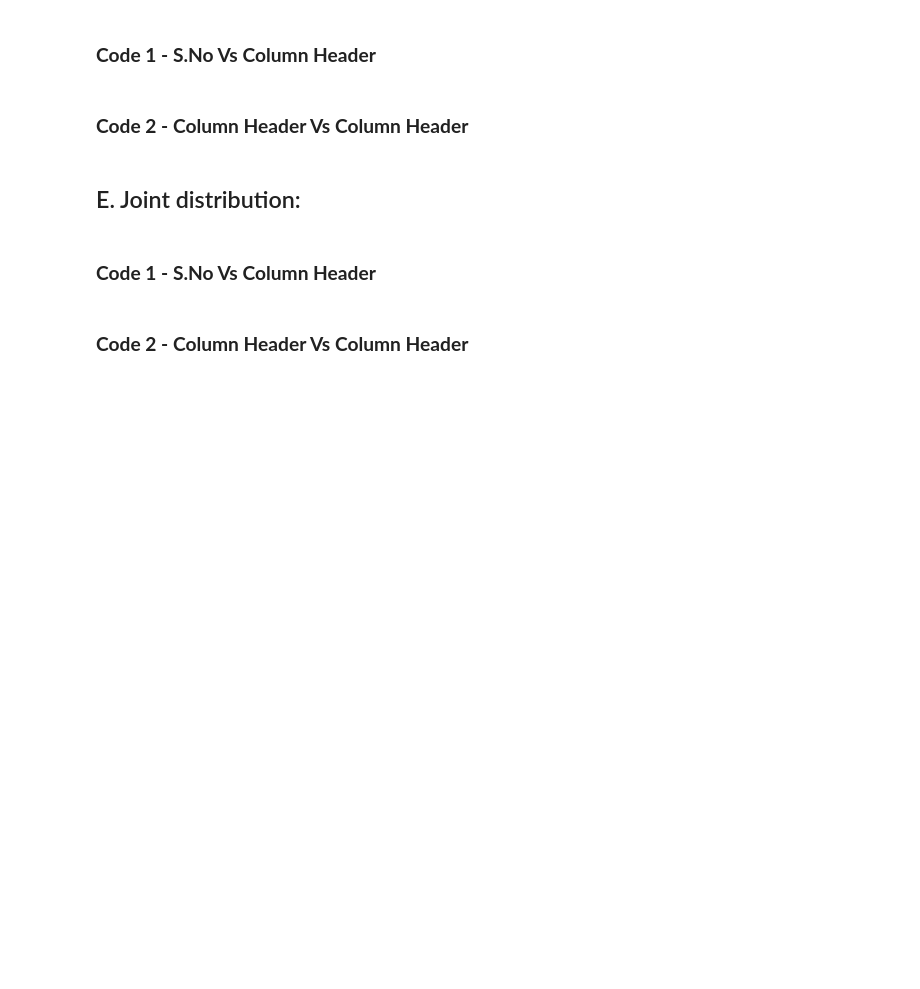
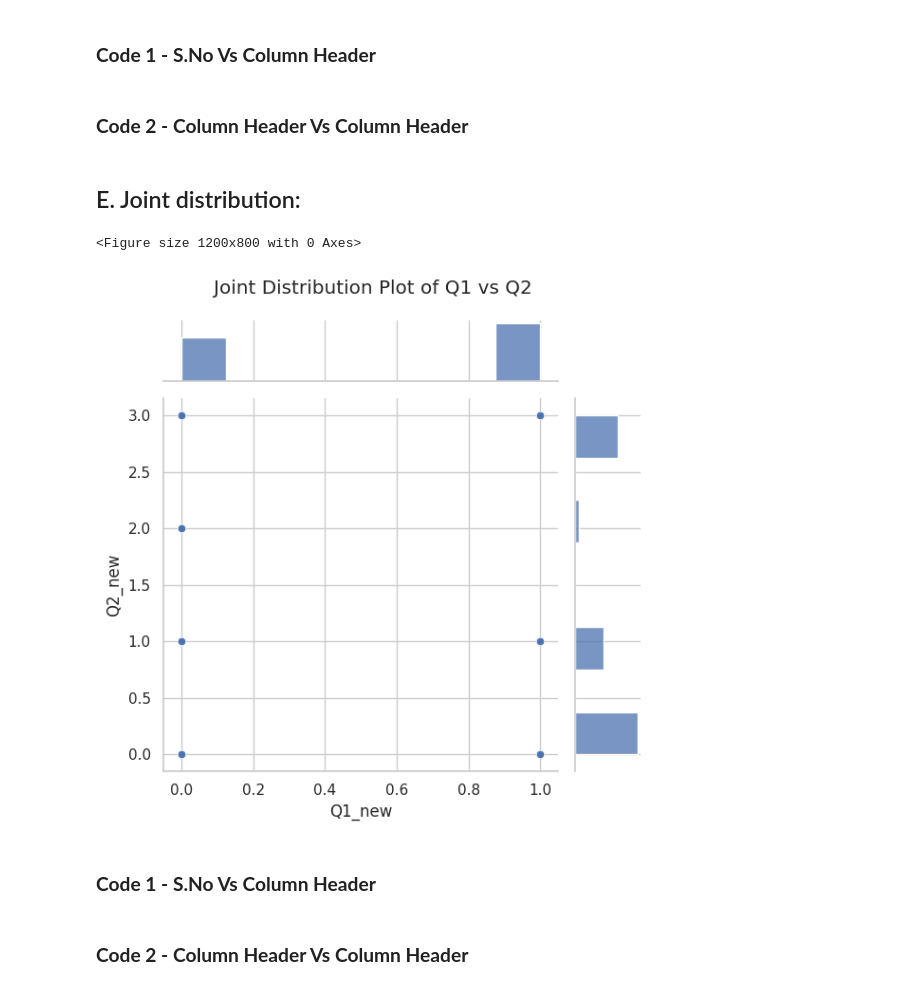
Before and after one commit to radhakrishnan-omotec/chatgpt-marketing, a Jupyter notebook: AI_based_Analysis_Research_Project_6.ipynb, the cells around one changed output. Cells and saved outputs as stored; diff of their text form; code cells hidden in the pictures; blank space fills up the shorter version.

```diff
--- a/AI_based_Analysis_Research_Project_6.ipynb
+++ b/AI_based_Analysis_Research_Project_6.ipynb
@@ -422,34 +424,37 @@ plt.show()
 
 import pandas as pd
 import seaborn as sns
 import matplotlib.pyplot as plt
 
 # Read "AI_Responses.CSV File"
 data =  pd.read_csv("/content/test-repo/AI_Reponses.csv")
 
 data.head(1)
 
 
 # Create a DataFrame from the data
 df = pd.DataFrame(data)
 
 # Select the numerical columns for joint distribution plotting
 numerical_columns = df.iloc[:, 4:]  # Assuming the numerical columns start from index 4 # DEA Correction to the appropriate name
 
 # Set up the figure and axes
 plt.figure(figsize=(12, 8))
 sns.set(style="whitegrid")
 
 # Create joint distribution plots using Seaborn
-sns.jointplot(data=numerical_columns, x='Q1', y='Q2', kind='scatter') # DEA Correction to the appropriate name
+sns.jointplot(data=numerical_columns, x='Q1_new', y='Q2_new', kind='scatter') # DEA Correction to the appropriate name
 
 # Customize the plot
 plt.suptitle("Joint Distribution Plot of Q1 vs Q2") # DEA Correction to the appropriate name
 plt.subplots_adjust(top=0.9)
 
 # Show the plot
 plt.tight_layout()
 plt.show()
+# %% [output]
+<Figure size 1200x800 with 0 Axes>
+[figure, added]
 # %% [markdown]
 ### **Code 1 - S.No Vs Column Header**
 # %% [markdown]
```
Also changed, not shown: parts of 1 cell of this notebook.
